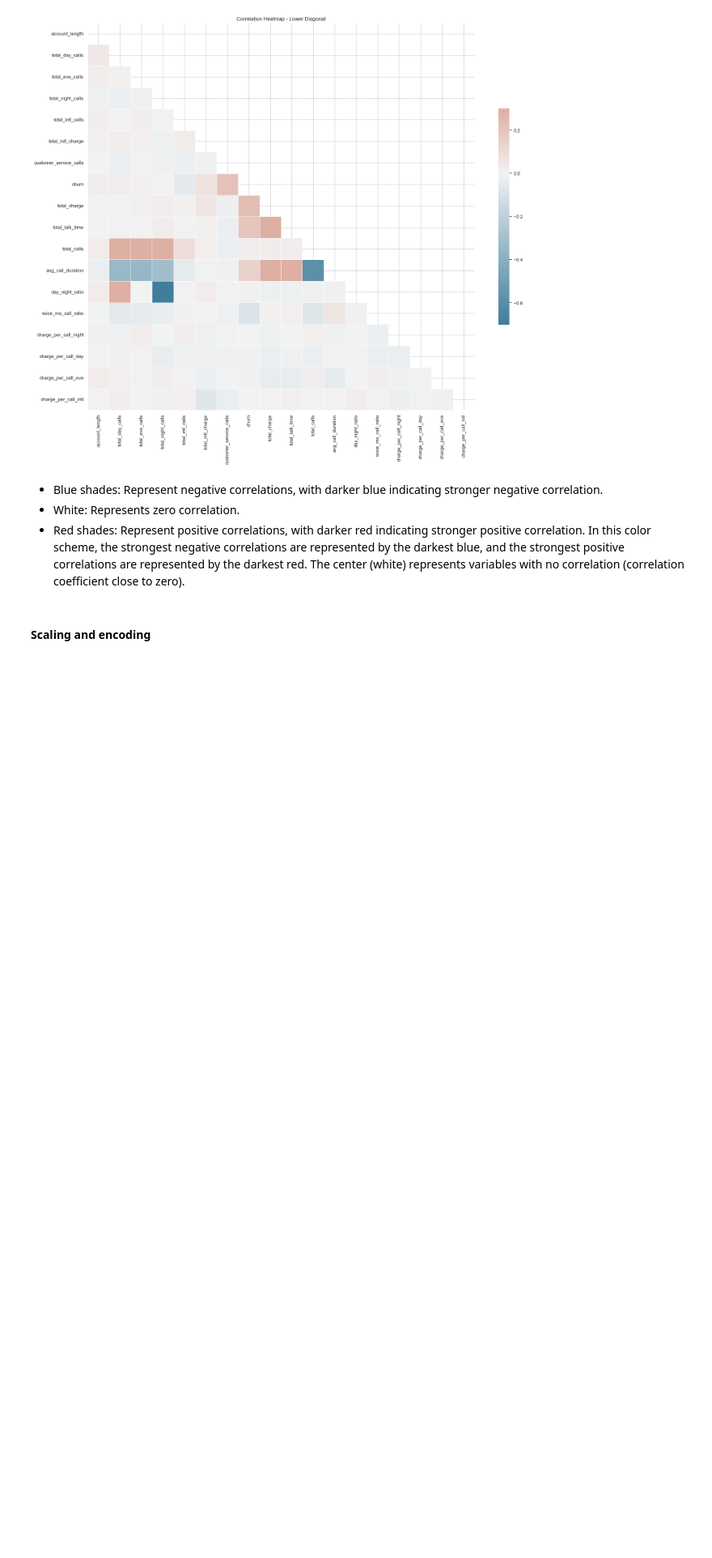
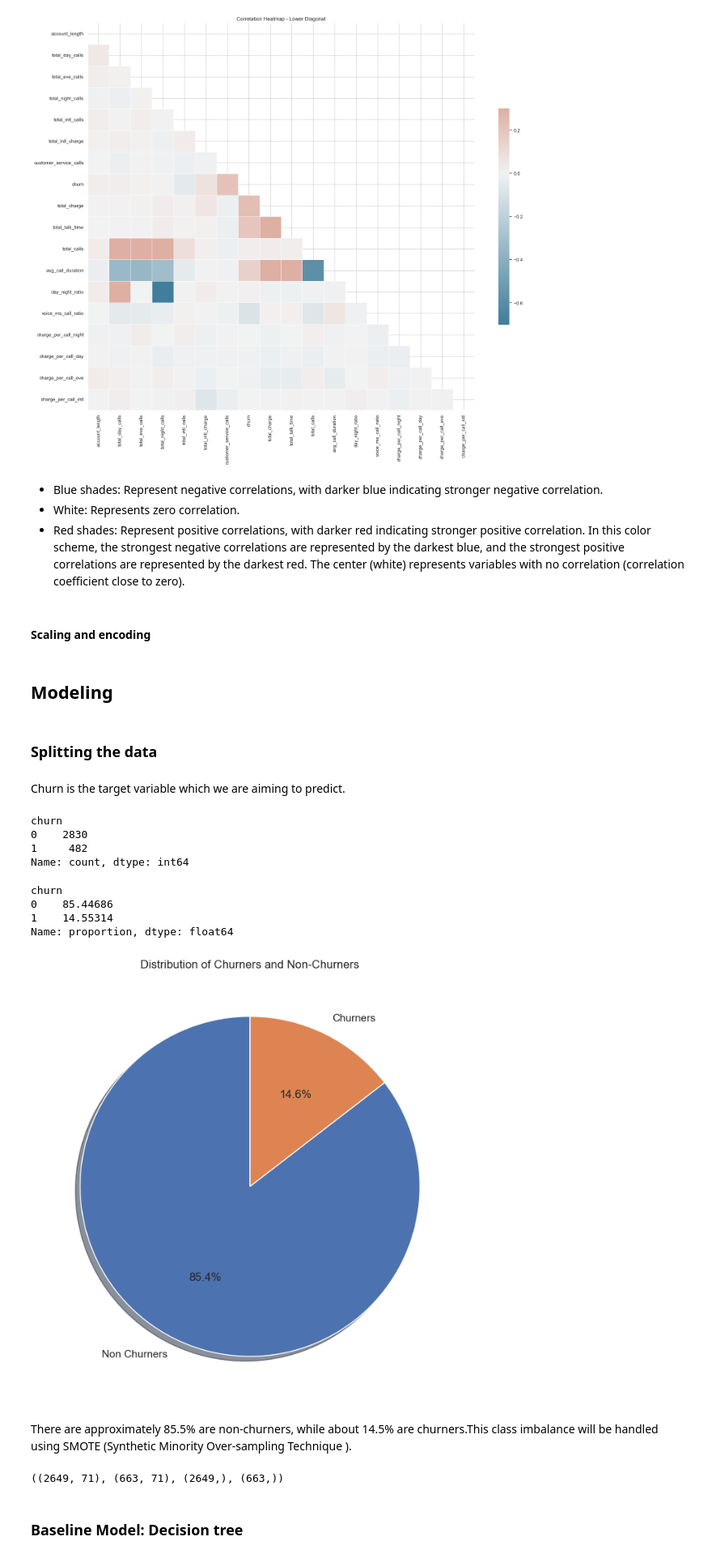
Before and after one commit to Rodgerdev/telecomm_customer_churn, a Jupyter notebook: churn.ipynb, the cells around one changed output. Shown at 81% size. Drawn from its saved outputs; the diff is of its cells as text; code cells hidden in the pictures; blank space fills up the shorter version.

```diff
--- a/churn.ipynb
+++ b/churn.ipynb
@@ -782,3 +782,65 @@ plt.show()
 In this color scheme, the strongest negative correlations are represented by the darkest blue, and the strongest positive correlations are represented by the darkest red. The center (white) represents variables with no correlation (correlation coefficient close to zero).
 # %% [markdown]
 #### Scaling and encoding
+# %%
+#Dropping phone number since it does not add any value to modelling since all  values are unique
+df = df.drop('phone_number', axis=1)
+df.dropna(inplace=True)
+
+# Define numerical and categorical features
+num_features = ['account_length','customer_service_calls','total_charge',
+       'total_talk_time', 'total_calls', 'day_night_ratio', 'voice_ms_call_ratio', 'charge_per_call_night', 'charge_per_call_day',
+       'charge_per_call_eve']
+cat_features = ['state', 'area_code', 'international_plan', 'voice_mail_plan']
+
+# Scale numerical features
+scaler = StandardScaler()
+df[num_features] = scaler.fit_transform(df[num_features])
+
+# One-hot encode categorical features
+df = pd.get_dummies(df, columns=cat_features, drop_first=True)
+# %% [markdown]
+## Modeling
+# %% [markdown]
+### Splitting the data
+# %% [markdown]
+Churn is the target variable which we are aiming to predict.
+# %%
+# unique values of the target variable
+df['churn'].value_counts()
+# %% [output]
+churn
+0    2830
+1     482
+Name: count, dtype: int64
+# %%
+# Checking for the percentage of Churners and non-churners.
+df.churn.value_counts(normalize=True)*100
+# %% [output]
+churn
+0    85.44686
+1    14.55314
+Name: proportion, dtype: float64
+# %%
+#pie chart showing the distribution percentage of churners and non-churners
+plt.figure(figsize=(8,8))
+plt.pie(df.churn.value_counts(), labels=['Non Churners', 'Churners'], autopct='%1.1f%%', shadow=True, startangle=90)
+plt.title('Distribution of Churners and Non-Churners')
+plt.show()
+# %% [output]
+[figure, added]
+# %% [markdown]
+There are approximately 85.5% are non-churners, while about 14.5% are churners.This class imbalance will be handled using SMOTE (Synthetic Minority Over-sampling Technique ).
+# %%
+# Define the target variable
+y = df['churn']
+
+# Drop the target variable from the feature set
+X = df.drop(['churn'], axis=1)
+
+# Split the data into training and test set
+X_train, X_test, y_train, y_test = train_test_split(X, y, test_size=0.2, stratify=y, random_state=42)
+
+X_train.shape, X_test.shape, y_train.shape, y_test.shape
+# %% [output]
+((2649, 71), (663, 71), (2649,), (663,))
@@ -784,0 +853,2 @@ In this color scheme, the strongest negative correlations are represented by the
+# %% [markdown]
+### Baseline Model: Decision tree
```
Also changed, not shown: parts of 44 cells of this notebook.
